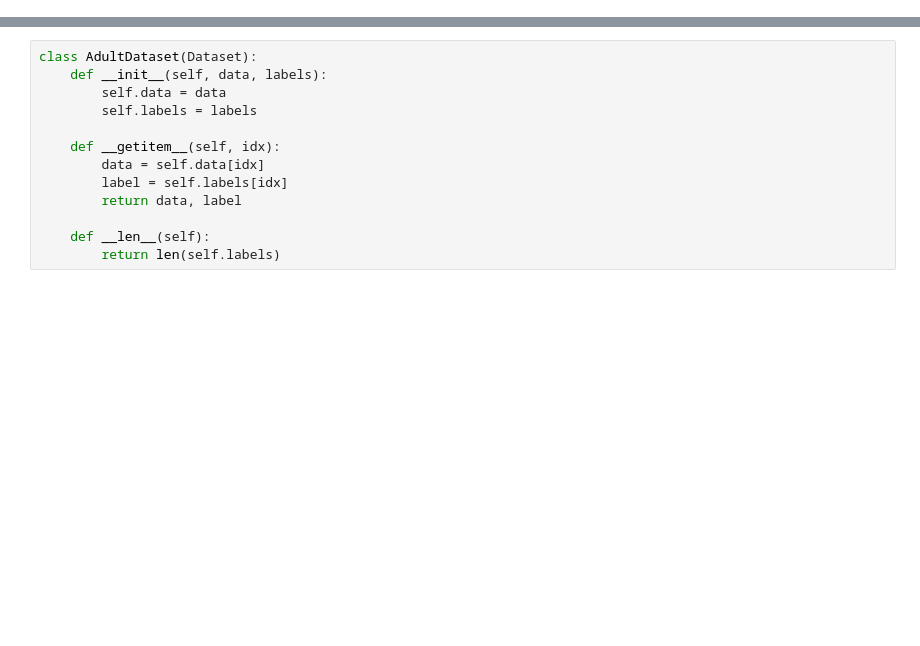
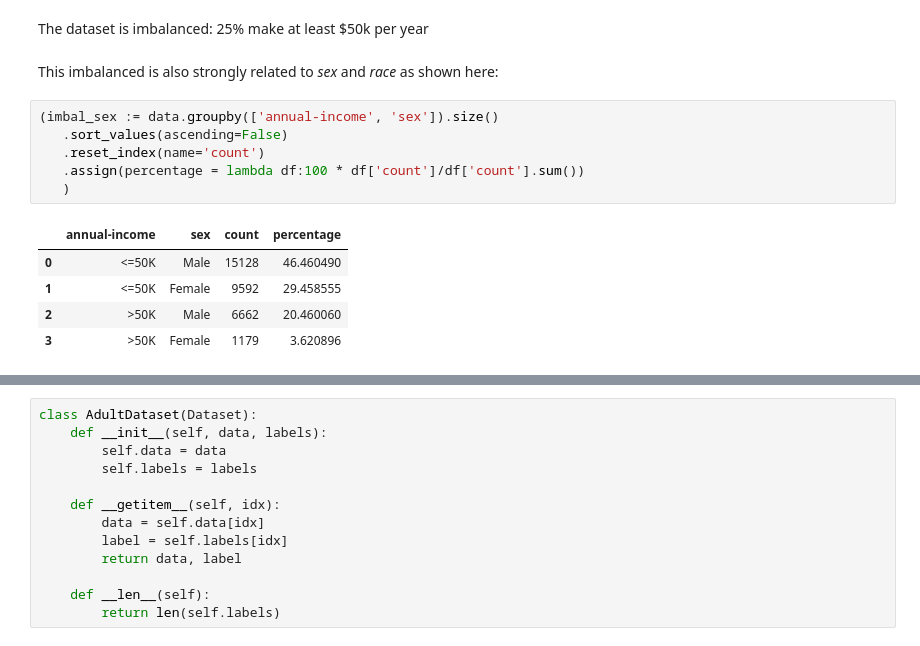
Before and after one commit to castillosebastian/castillosebastian_colabs, a Jupyter notebook: Fair_AI/adult_income_prediction/adult_income_prediction_v2.ipynb, the cells around one changed output, grey strips where cells are left out. Cells and saved outputs as stored; diff of their text form; blank space fills up the shorter version.

```diff
--- a/Fair_AI/adult_income_prediction/adult_income_prediction.ipynb
+++ b/Fair_AI/adult_income_prediction/adult_income_prediction_v2.ipynb
@@ -2,0 +36,16 @@
+# %% [markdown]
+The dataset is imbalanced: 25% make at least $50k per year
+# %% [markdown]
+This imbalanced is also strongly related to *sex* and *race* as shown here:
+# %%
+(imbal_sex := data.groupby(['annual-income', 'sex']).size()
+   .sort_values(ascending=False)
+   .reset_index(name='count')
+   .assign(percentage = lambda df:100 * df['count']/df['count'].sum())
+   )
+# %% [output]
+|  | annual-income | sex | count | percentage |
+| 0 | <=50K | Male | 15128 | 46.460490 |
+| 1 | <=50K | Female | 9592 | 29.458555 |
+| 2 | >50K | Male | 6662 | 20.460060 |
+| 3 | >50K | Female | 1179 | 3.620896 |
```
Also changed, not shown: parts of 22 cells of this notebook.
